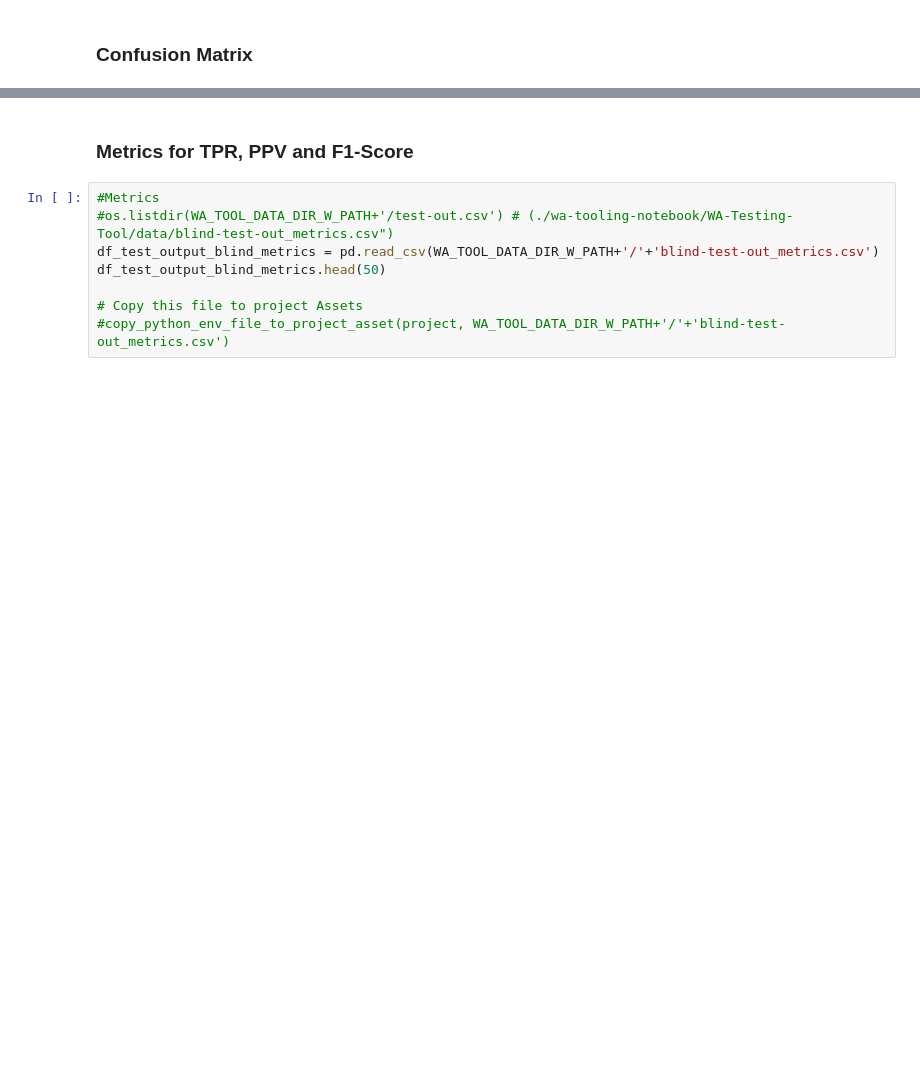
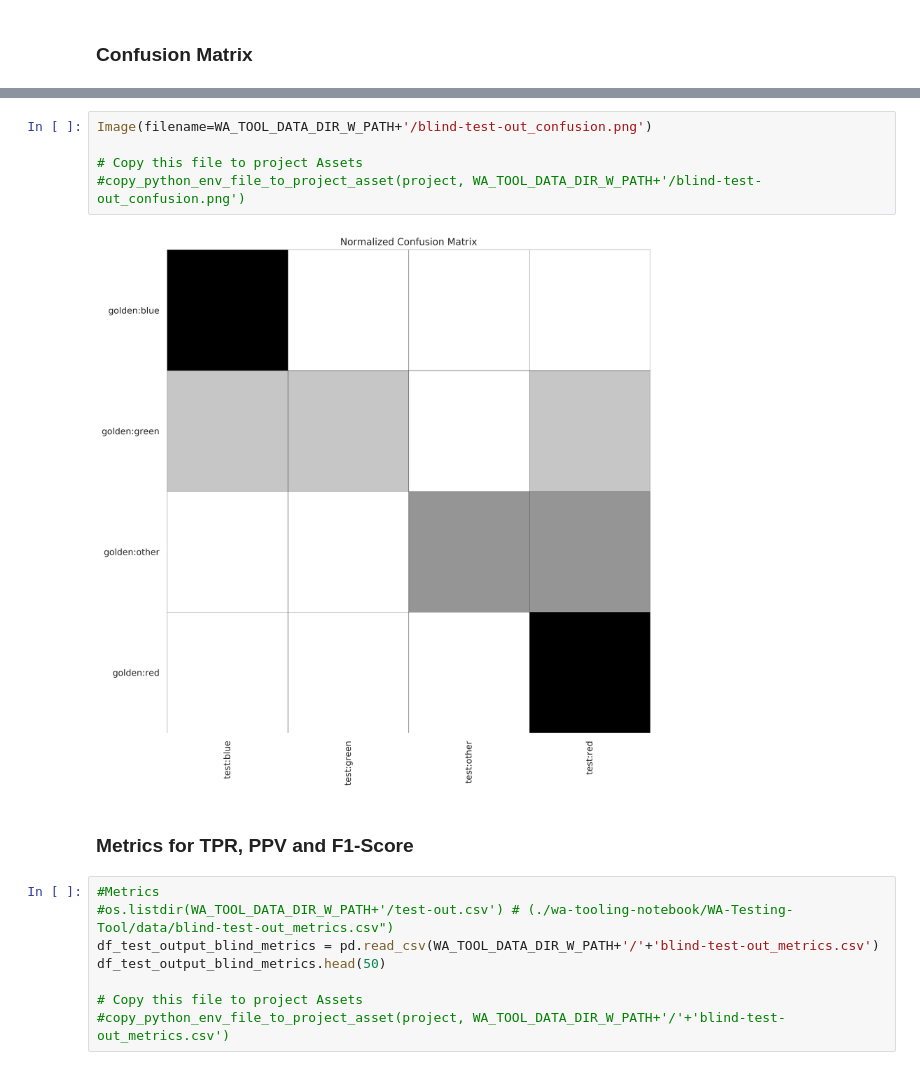
Before and after one commit to cognitive-catalyst/WA-Testing-Tool, a Jupyter notebook: notebook_ws/WA-Testing-Tool-WS-Python-Notebook.ipynb, the cells around one changed output, grey strips where cells are left out. Cells and saved outputs as stored; diff of their text form; blank space fills up the shorter version.

```diff
--- a/notebook_ws/WA-Testing-Tool-WS-Python-Notebook.ipynb
+++ b/notebook_ws/WA-Testing-Tool-WS-Python-Notebook.ipynb
@@ -543,5 +555,12 @@ df_test_output_blind_conf_args.head(50)
 | 2 | golden:other | 0 | 0 | 2 | 2 |
 | 3 | golden:red | 0 | 0 | 0 | 2 |
+# %%
+Image(filename=WA_TOOL_DATA_DIR_W_PATH+'/blind-test-out_confusion.png')
+
+# Copy this file to project Assets
+#copy_python_env_file_to_project_asset(project, WA_TOOL_DATA_DIR_W_PATH+'/blind-test-out_confusion.png')
+# %% [output]
+[figure, added]
 # %% [markdown]
 ### Metrics for TPR, PPV and F1-Score
 # %%
```
Also changed, not shown: parts of 28 cells of this notebook.
